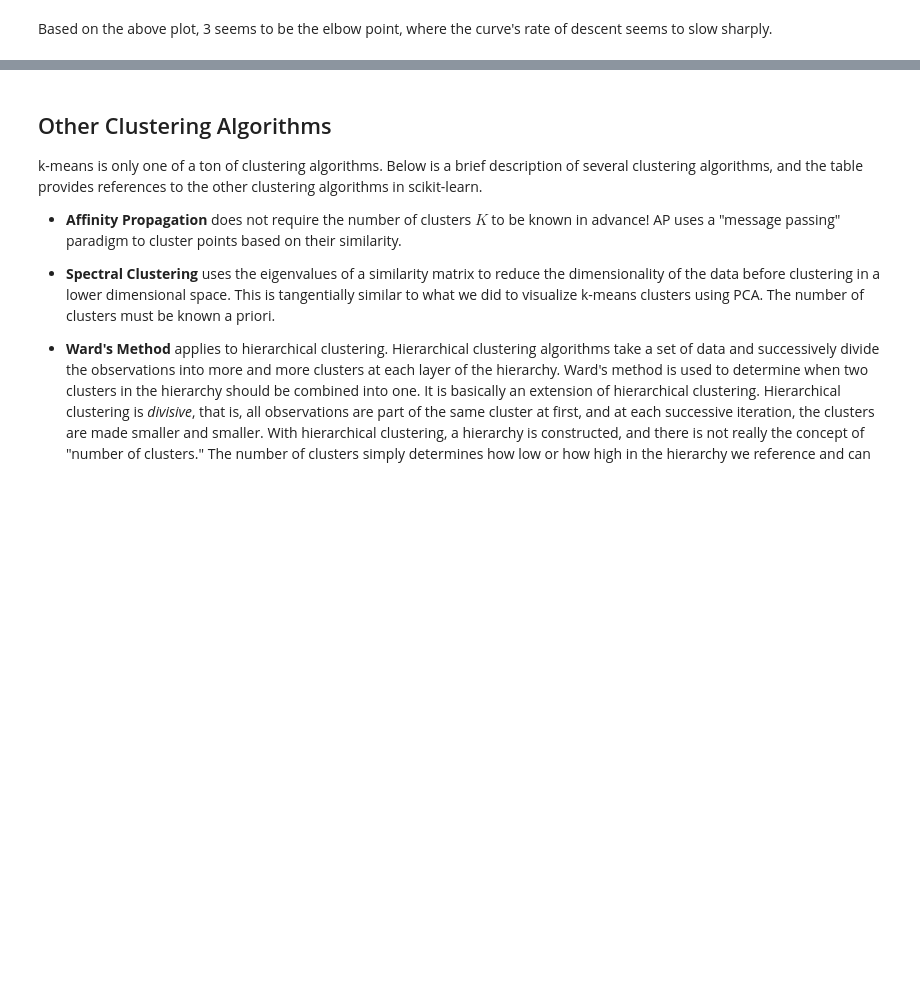
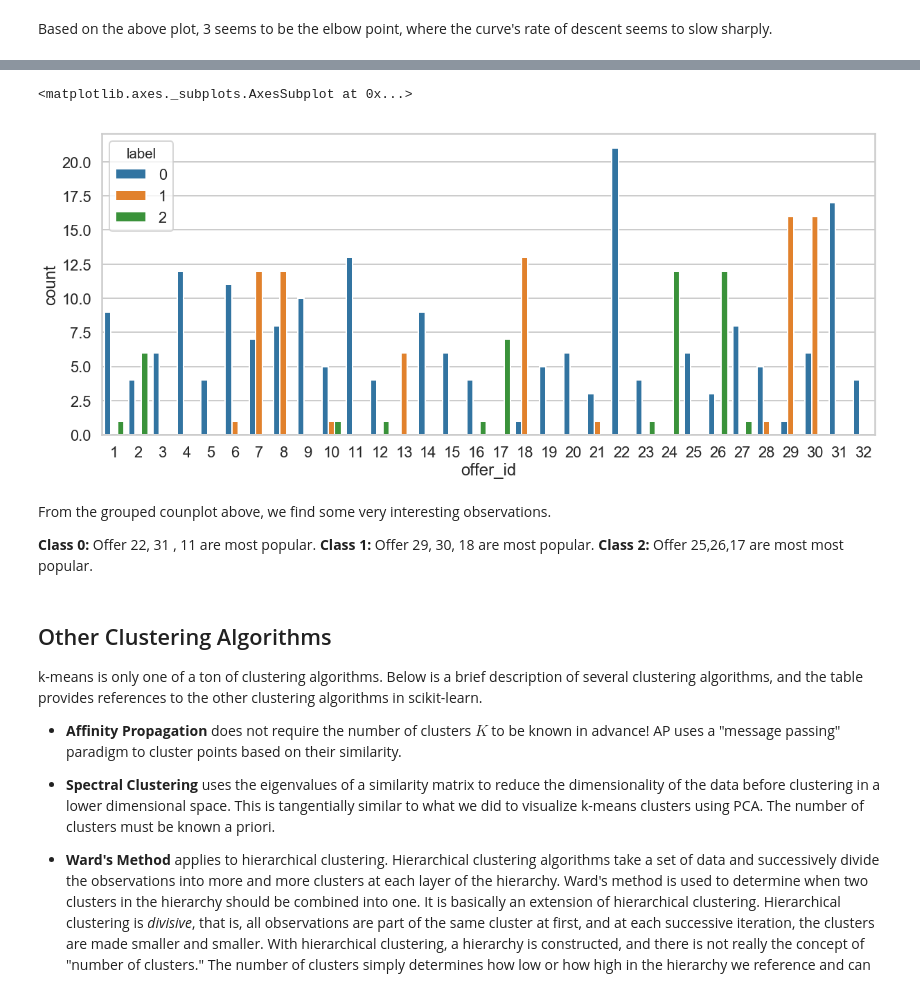
Before and after one commit to yusufarslanpolat/Springboard, a Jupyter notebook: modelling/clustering/Mini_Project_Clustering.ipynb, the cells around one changed output, grey strips where cells are left out. Saved outputs shown, nothing was run; the diff lists cells and outputs as text; code cells hidden in the pictures; blank space fills up the shorter version.

```diff
--- a/modelling/clustering/Mini_Project_Clustering.ipynb
+++ b/modelling/clustering/Mini_Project_Clustering.ipynb
@@ -384,0 +382,6 @@ Based on the above plot, 3 seems to be the elbow point, where the curve's rate o
+# %%
+
+df_merged = df_pca.merge(table.reset_index(), left_index=True, right_index=True)
+df_merged = df_merged.drop(list(range(1,33)), axis=1)
+df_merged['label'] = clusterer.labels_
+df_merged.head()
@@ -384,0 +395,8 @@ Based on the above plot, 3 seems to be the elbow point, where the curve's rate o
+# %%
+df_merged['label_3'] = KMeans(n_clusters=3, random_state=42).fit(x_cols).labels_
+# %%
+df_merged['label'] = df_merged['label_3']
+df_merged = df_merged.drop('label_3', axis=1)
+# %%
+df = df_merged.merge(df_transactions, on='customer_name').merge(df_offers, on='offer_id').drop('n', axis=1)
+df.head()
@@ -385,3 +410,16 @@ Based on the above plot, 3 seems to be the elbow point, where the curve's rate o
+# %%
+plt.figure(figsize=(20,8))
+sns.countplot(x='offer_id', hue='label', data=df)
+# %% [output]
+<matplotlib.axes._subplots.AxesSubplot at 0x...>
+[figure, added]
+# %% [markdown]
+
+From the grouped counplot above, we find some very interesting observations.
+
+**Class 0:** Offer 22, 31 , 11 are most popular.
+**Class 1:** Offer 29, 30, 18 are most popular.
+**Class 2:** Offer 25,26,17 are most most popular.
 # %% [markdown]
 ## Other Clustering Algorithms
 
```
Also changed, not shown: parts of 8 cells of this notebook.
